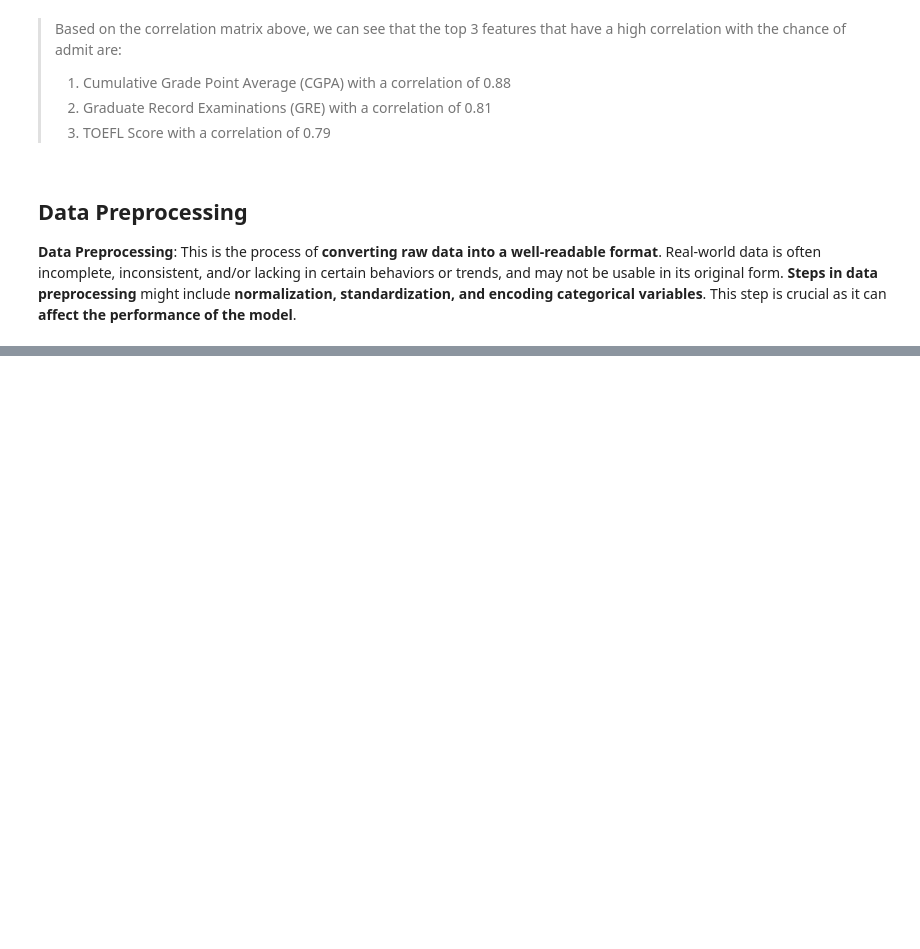
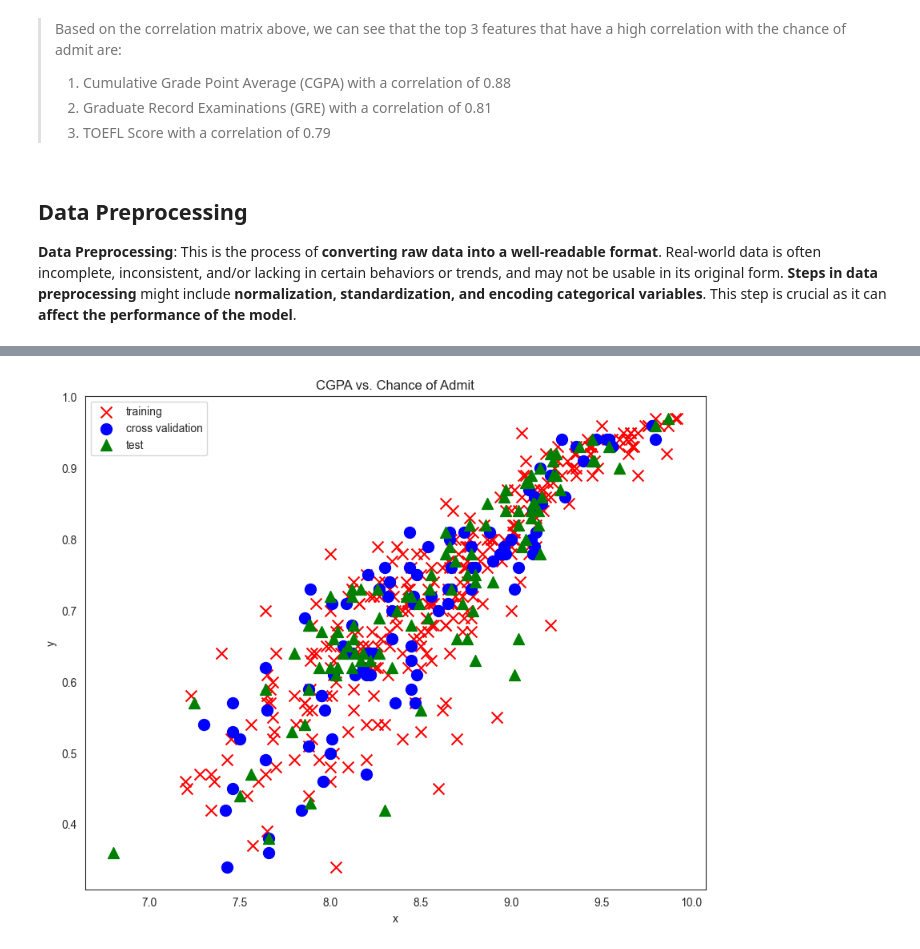
Before and after one commit to stefansphtr/Deep-Learning-Regression-with-Admissions-Data, a Jupyter notebook: Graduate_Admissions_Prediction_with_TensorFlow.ipynb, the cells around one changed output, grey strips where cells are left out. Cells and saved outputs as stored; diff of their text form; code cells hidden in the pictures; blank space fills up the shorter version.

```diff
--- a/Graduate_Admissions_Prediction_with_TensorFlow.ipynb
+++ b/Graduate_Admissions_Prediction_with_TensorFlow.ipynb
@@ -638,0 +719,14 @@ utils.plot_heatmap(
+# %%
+# CGPA vs Chance of Admit
+# Plot the training set, cross-validation set, and test set
+utils.plot_train_cv_test(
+    x_train["cgpa"],
+    y_train,
+    x_val["cgpa"],
+    y_val,
+    x_test["cgpa"],
+    y_test,
+    "CGPA vs. Chance of Admit",
+)
+# %% [output]
+[figure, added]
```
Also changed, not shown: parts of 11 cells of this notebook, 1 other file.
